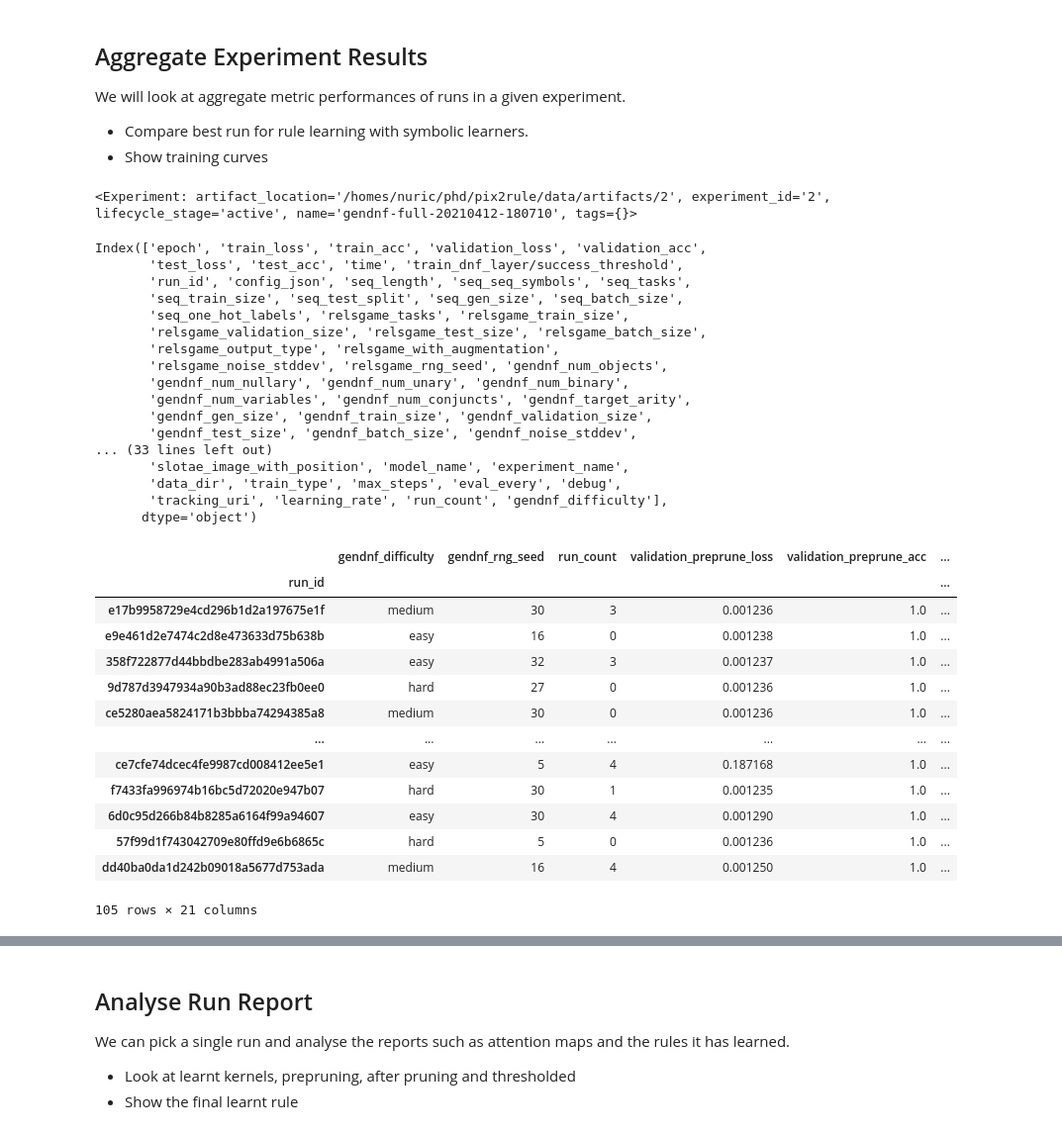
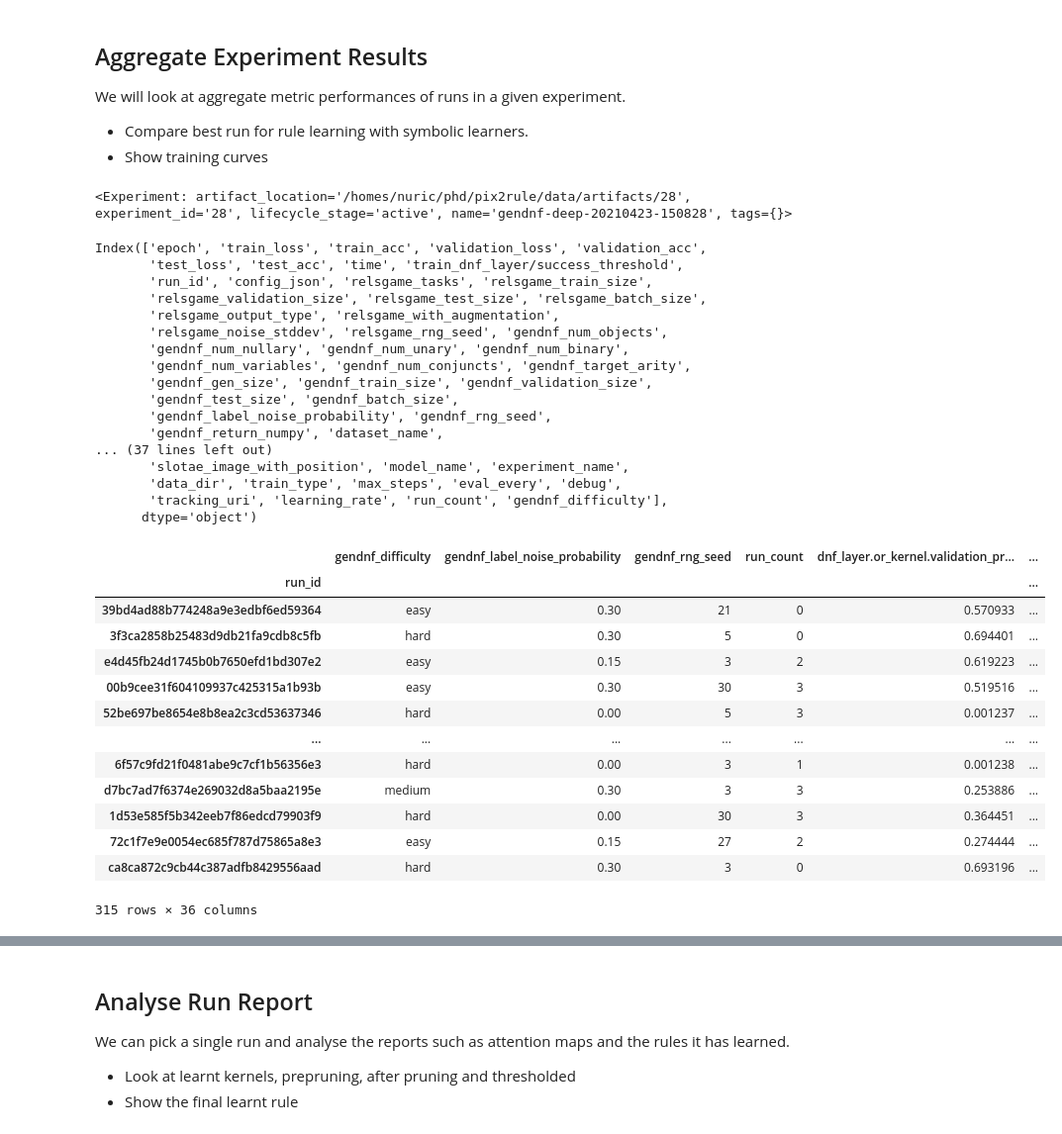
Before and after one commit to nuric/pix2rule, a Jupyter notebook: analyse_gendnf.ipynb, the cells around one changed output, grey strips where cells are left out. Shown: that part at 99% size. Cells and saved outputs as stored; diff of their text form; code cells hidden in the pictures.

```diff
--- a/analyse_gendnf.ipynb
+++ b/analyse_gendnf.ipynb
@@ -35,12 +35,12 @@ We will look at aggregate metric performances of runs in a given experiment.
 - Show training curves
 # %%
 # Explore experiment and run data
-experiment_name = "gendnf-full-20210411-174308"
-experiment_name = exp_list[-1]
+experiment_name = "gendnf-deep-20210423-150828"
+#experiment_name = exp_list[-1]
 mlexp = mlclient.get_experiment_by_name(experiment_name)
 print(mlexp)
 # %% [output]
-<Experiment: artifact_location='/homes/nuric/phd/pix2rule/data/artifacts/2', experiment_id='2', lifecycle_stage='active', name='gendnf-full-20210412-180710', tags={}>
+<Experiment: artifact_location='/homes/nuric/phd/pix2rule/data/artifacts/28', experiment_id='28', lifecycle_stage='active', name='gendnf-deep-20210423-150828', tags={}>
 # %%
 # Load experiment data, this includes metrics and parameters
 exp_data = utils.analysis.collect_experiment_data(experiment_name, mlclient)
@@ -48,17 +48,17 @@ exp_data.columns
 # %% [output]
 Index(['epoch', 'train_loss', 'train_acc', 'validation_loss', 'validation_acc',
        'test_loss', 'test_acc', 'time', 'train_dnf_layer/success_threshold',
-       'run_id', 'config_json', 'seq_length', 'seq_seq_symbols', 'seq_tasks',
-       'seq_train_size', 'seq_test_split', 'seq_gen_size', 'seq_batch_size',
-       'seq_one_hot_labels', 'relsgame_tasks', 'relsgame_train_size',
+       'run_id', 'config_json', 'relsgame_tasks', 'relsgame_train_size',
        'relsgame_validation_size', 'relsgame_test_size', 'relsgame_batch_size',
        'relsgame_output_type', 'relsgame_with_augmentation',
        'relsgame_noise_stddev', 'relsgame_rng_seed', 'gendnf_num_objects',
        'gendnf_num_nullary', 'gendnf_num_unary', 'gendnf_num_binary',
        'gendnf_num_variables', 'gendnf_num_conjuncts', 'gendnf_target_arity',
        'gendnf_gen_size', 'gendnf_train_size', 'gendnf_validation_size',
-       'gendnf_test_size', 'gendnf_batch_size', 'gendnf_noise_stddev',
-... (33 lines left out)
+       'gendnf_test_size', 'gendnf_batch_size',
+       'gendnf_label_noise_probability', 'gendnf_rng_seed',
+       'gendnf_return_numpy', 'dataset_name',
+... (37 lines left out)
        'slotae_image_with_position', 'model_name', 'experiment_name',
        'data_dir', 'train_type', 'max_steps', 'eval_every', 'debug',
        'tracking_uri', 'learning_rate', 'run_count', 'gendnf_difficulty'],
@@ -66,43 +66,43 @@ Index(['epoch', 'train_loss', 'train_acc', 'validation_loss', 'validation_acc',
 # %%
 # For our differentiable rule learning, we have X runs per rule
 # and there are R many rules (one for each seed) for each difficulty giving X*R*D many runs
-df = exp_data[exp_data['train_type'] == 'deep'][['run_id', 'gendnf_difficulty', 'gendnf_rng_seed', 'run_count']]
+df = exp_data[exp_data['train_type'] == 'deep'][['run_id', 'gendnf_difficulty', 'gendnf_label_noise_probability', 'gendnf_rng_seed', 'run_count']]
 df.drop_duplicates(inplace=True)
 df.set_index('run_id', inplace=True)
 # We will collect the pruning information which contains the final results for each run
 run_ids = df.index.values
 def load_run_json(run_id: str, fname: str,):
     """Load a run artifact json with specified file name."""
     fpath = mlclient.download_artifacts(run_id, fname)
     with open(fpath) as jsonfile:
         run_json = json.load(jsonfile)
     run_json['run_id'] = run_id
     return run_json
 run_jsons = [load_run_json(ridx, "pruning_info.json") for ridx in run_ids]
 assert len(run_jsons) == df.index.size, "Not all runs have a output json."
 run_df = pd.DataFrame(run_jsons)
 run_df.set_index('run_id', inplace=True)
 # Filter only needed columns
-acc_or_loss_cols = [c for c in run_df.columns.values if not 'kernel' in c]
+acc_or_loss_cols = [c for c in run_df.columns.values if 'acc' in c or 'loss' in c]
 run_df = run_df[acc_or_loss_cols]
 # Join parameters and output dataframes
 df = df.join(run_df)
 df
 # %% [output]
-|  | gendnf_difficulty | gendnf_rng_seed | run_count | validation_preprune_loss | validation_preprune_acc | ... |
+|  | gendnf_difficulty | gendnf_label_noise_probability | gendnf_rng_seed | run_count | dnf_layer.or_kernel.validation_pr... | ... |
 | run_id |  |  |  |  |  | ... |
-| e17b9958729e4cd296b1d2a197675e1f | medium | 30 | 3 | 0.001236 | 1.0 | ... |
-| e9e461d2e7474c2d8e473633d75b638b | easy | 16 | 0 | 0.001238 | 1.0 | ... |
-| 358f722877d44bbdbe283ab4991a506a | easy | 32 | 3 | 0.001237 | 1.0 | ... |
-| 9d787d3947934a90b3ad88ec23fb0ee0 | hard | 27 | 0 | 0.001236 | 1.0 | ... |
-| ce5280aea5824171b3bbba74294385a8 | medium | 30 | 0 | 0.001236 | 1.0 | ... |
+| 39bd4ad88b774248a9e3edbf6ed59364 | easy | 0.30 | 21 | 0 | 0.570933 | ... |
+| 3f3ca2858b25483d9db21fa9cdb8c5fb | hard | 0.30 | 5 | 0 | 0.694401 | ... |
+| e4d45fb24d1745b0b7650efd1bd307e2 | easy | 0.15 | 3 | 2 | 0.619223 | ... |
+| 00b9cee31f604109937c425315a1b93b | easy | 0.30 | 30 | 3 | 0.519516 | ... |
+| 52be697be8654e8b8ea2c3cd53637346 | hard | 0.00 | 5 | 3 | 0.001237 | ... |
 | ... | ... | ... | ... | ... | ... | ... |
-| ce7cfe74dcec4fe9987cd008412ee5e1 | easy | 5 | 4 | 0.187168 | 1.0 | ... |
-| f7433fa996974b16bc5d72020e947b07 | hard | 30 | 1 | 0.001235 | 1.0 | ... |
-| 6d0c95d266b84b8285a6164f99a94607 | easy | 30 | 4 | 0.001290 | 1.0 | ... |
-| 57f99d1f743042709e80ffd9e6b6865c | hard | 5 | 0 | 0.001236 | 1.0 | ... |
-| dd40ba0da1d242b09018a5677d753ada | medium | 16 | 4 | 0.001250 | 1.0 | ... |
+| 6f57c9fd21f0481abe9c7cf1b56356e3 | hard | 0.00 | 3 | 1 | 0.001238 | ... |
+| d7bc7ad7f6374e269032d8a5baa2195e | medium | 0.30 | 3 | 3 | 0.253886 | ... |
+| 1d53e585f5b342eeb7f86edcd79903f9 | hard | 0.00 | 30 | 3 | 0.364451 | ... |
+| 72c1f7e9e0054ec685f787d75865a8e3 | easy | 0.15 | 27 | 2 | 0.274444 | ... |
+| ca8ca872c9cb44c387adfb8429556aad | hard | 0.30 | 3 | 0 | 0.693196 | ... |
-105 rows × 21 columns
+315 rows × 36 columns
 # %%
 # Since symbolic learners are deterministic and return the optimal result, we will take the best
 # out of 5 runs for each rule in each difficulty, but just to ensure that the results are consistent
```
Also changed, not shown: parts of 16 cells of this notebook.
